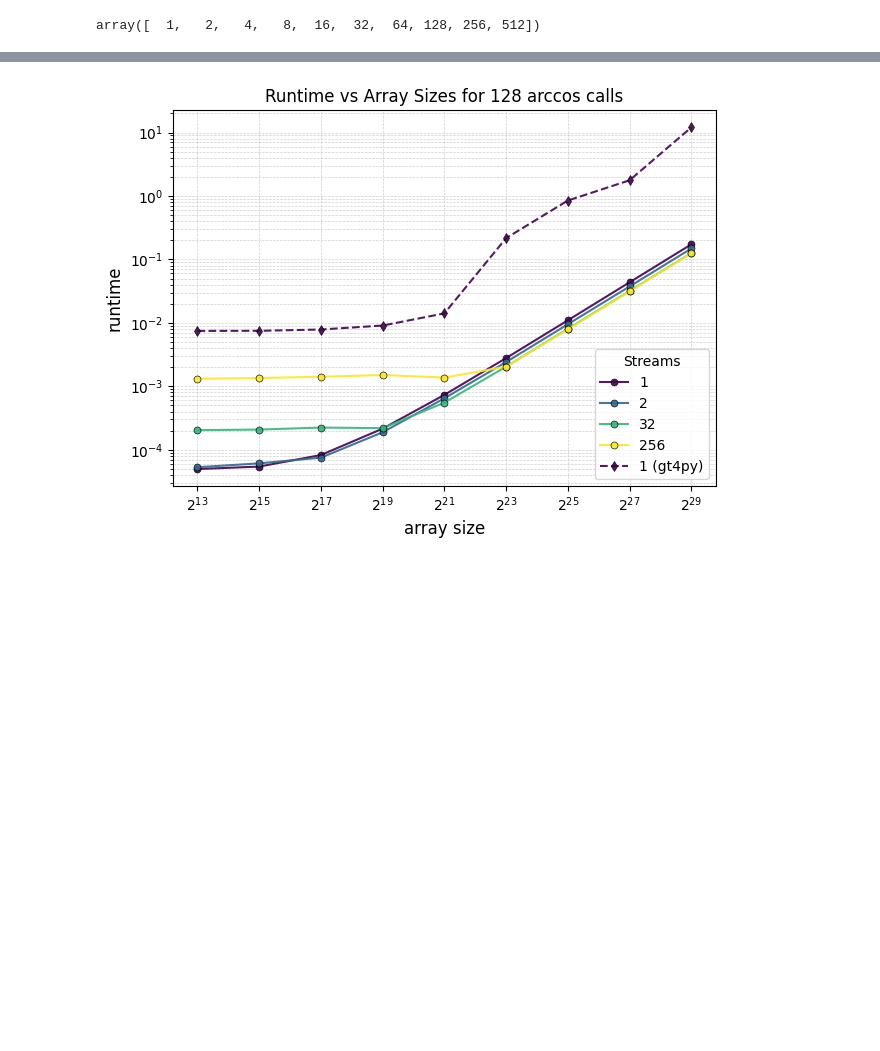
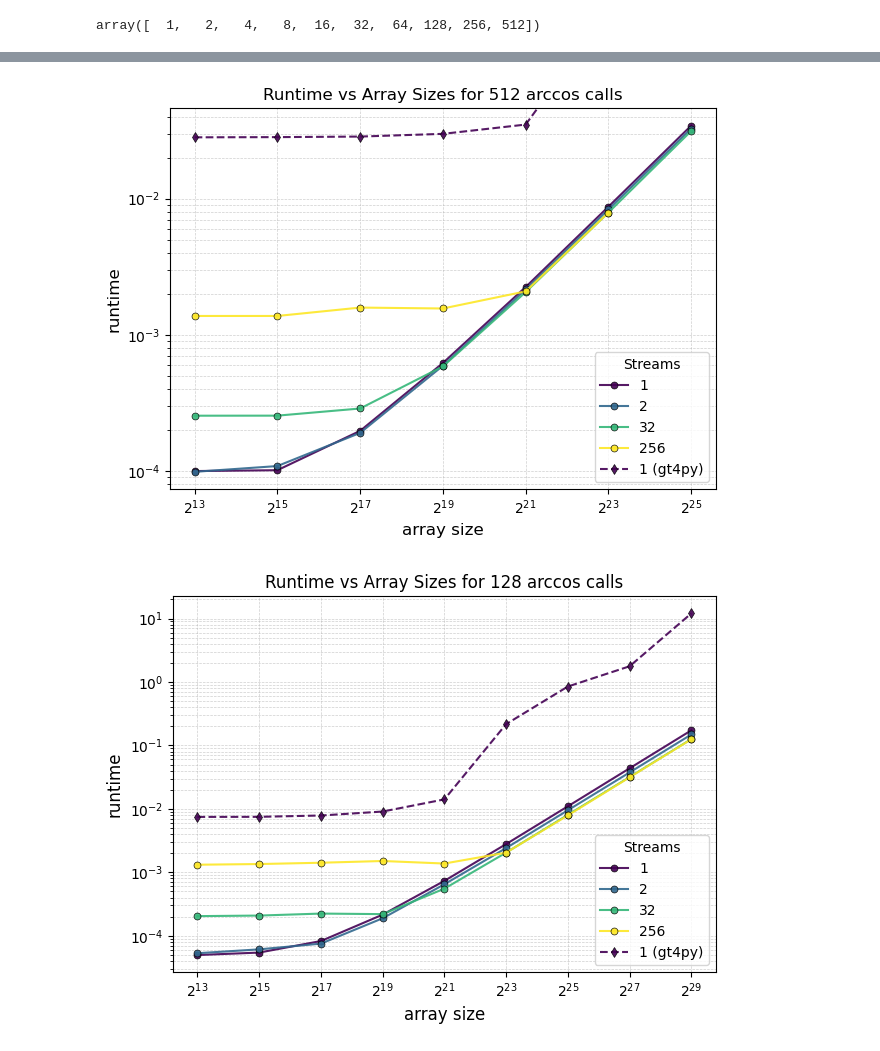
Before and after one commit to grafrap/HPC4WC-overlapping, a Jupyter notebook: measurements/measurement plots.ipynb, the cells around one changed output, grey strips where cells are left out. Cells and saved outputs as stored; diff of their text form; code cells hidden in the pictures; blank space fills up the shorter version.

```diff
--- a/measurements/measurement plots.ipynb
+++ b/measurements/measurement plots.ipynb
@@ -342,3 +342,53 @@ plt.show()
+# %%
+ncalls = 512
+df2_n = df2[df2["Calls"] == ncalls].drop(["Calls"], axis=1)
+df_gtn = df_gt4py_gpu[df_gt4py_gpu["Calls"] == ncalls].drop(["Calls"], axis=1)
+
+streams = [1, 2, 32, 256]
+colors = plt.cm.viridis(np.linspace(0, 1, len(streams)))
+
+for idx, i in enumerate(streams):
+    sub_df = df2_n[(df2_n['NUM_STREAMS'] == i) & (df2_n['Size'] >= 2**13)]
+    plt.plot(sub_df['Size'], sub_df['Time'],
+                 marker='o',                # Dots
+                 markersize=5,              # Similar to s=10 in scatter
+                 alpha=0.9,                 # Transparency
+                 markeredgecolor='black',  # Edge color
+                 markeredgewidth=0.5,      # Edge thickness
+                 label=f'{i:,}',
+                 color = colors[idx])
+
+plt.xscale('log', base = 2)
+tick_exponents = range(13, 26, 2)
+tick_values = [2**e for e in tick_exponents]
+tick_labels = [f'$2^{{{e}}}$' for e in tick_exponents]
+plt.xticks(tick_values, tick_labels)
+plt.yscale('log')
+plt.xlabel('array size', fontsize = 12)
+plt.ylabel('runtime', fontsize = 12)
+plt.grid(True, which='both', linestyle='--', linewidth=0.5, alpha=0.6)
+
+xlim = plt.xlim()
+ylim = plt.ylim()
+sub_df = df_gtn[(df_gtn["Size"] <= 2**25) & (df_gtn["Size"] >= 2**13)]
+plt.plot(sub_df['Size'], sub_df['Time'], 'd--',                # Dots
+                 markersize=5,              # Similar to s=10 in scatter
+                 alpha=0.9,                 # Transparency
+                 markeredgecolor='black',  # Edge color
+                 markeredgewidth=0.5,      # Edge thickness
+                 label=f'{1} (gt4py)',
+                 color = colors[0])
+plt.xlim(xlim)
+plt.ylim(ylim)
+
+plt.legend(title="Streams", loc='lower right', fontsize='medium', title_fontsize='medium')
+plt.title(f"Runtime vs Array Sizes for {ncalls} arccos calls")
+plt.tight_layout()
+
+plt.savefig('arccos512_runstime_size_streams_incl_gt4py.pdf', bbox_inches='tight')
+plt.show()
+# %% [output]
+[figure, added]
 # %%
 ncalls = 128
 df2_n = df2[df2["Calls"] == ncalls].drop(["Calls"], axis=1)
```
Also changed, not shown: parts of 1 cell of this notebook, 2 other files.
